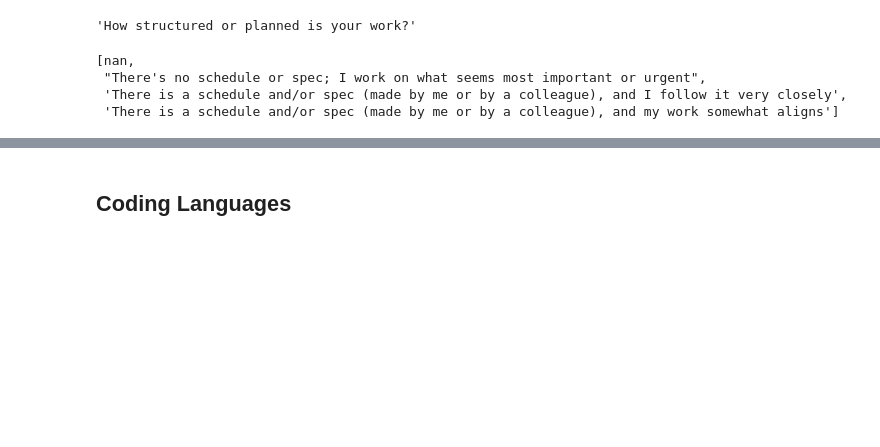
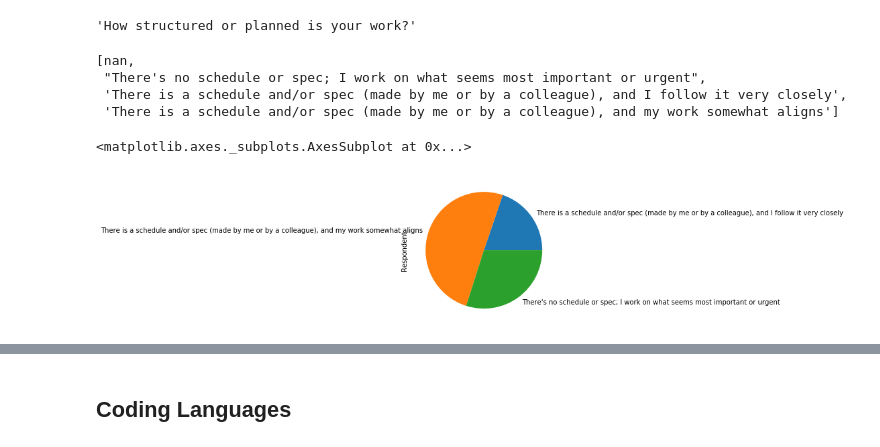
Before and after one commit to dirkkalmbach/How-to-Freelance-in-Data-Science, a Jupyter notebook: Data Analysis.ipynb, the cells around one changed output, grey strips where cells are left out. Saved outputs shown, nothing was run; the diff lists cells and outputs as text; code cells hidden in the pictures; blank space fills up the shorter version.

Commit message:
FEAT added Working Structure (Pie Charts)

```diff
--- a/Data Analysis.ipynb
+++ b/Data Analysis.ipynb
@@ -390,5 +390,10 @@ h.get_cat("WorkPlan")
  "There's no schedule or spec; I work on what seems most important or urgent",
  'There is a schedule and/or spec (made by me or by a colleague), and I follow it very closely',
  'There is a schedule and/or spec (made by me or by a colleague), and my work somewhat aligns']
+# %%
+df.groupby("WorkPlan").count()["Respondent"].plot.pie()
+# %% [output]
+<matplotlib.axes._subplots.AxesSubplot at 0x...>
+[figure, added]
 # %%
 # TODO: 3 pie diagrams in one row: proportion of scheduled work for every target group
```
Also changed, not shown: parts of 3 cells of this notebook.
